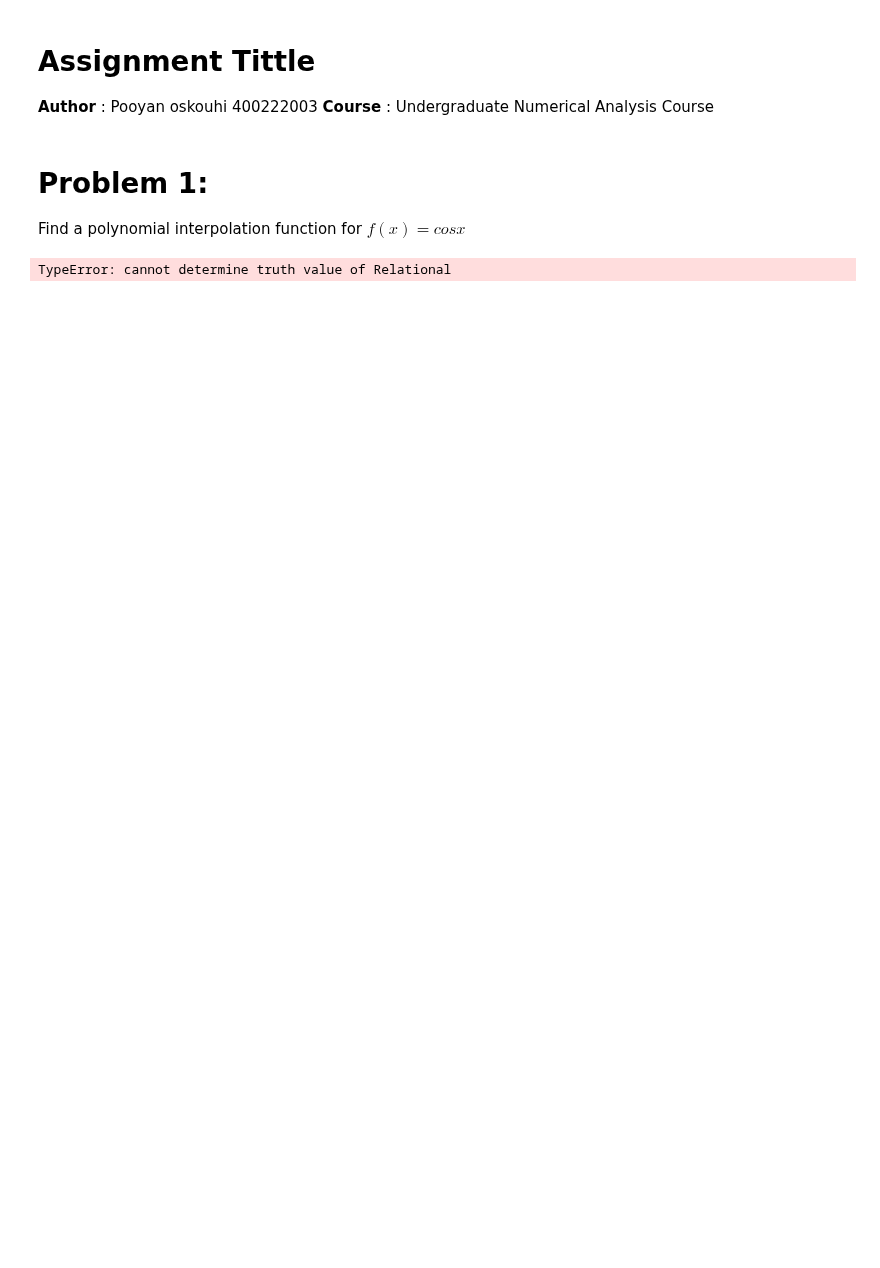
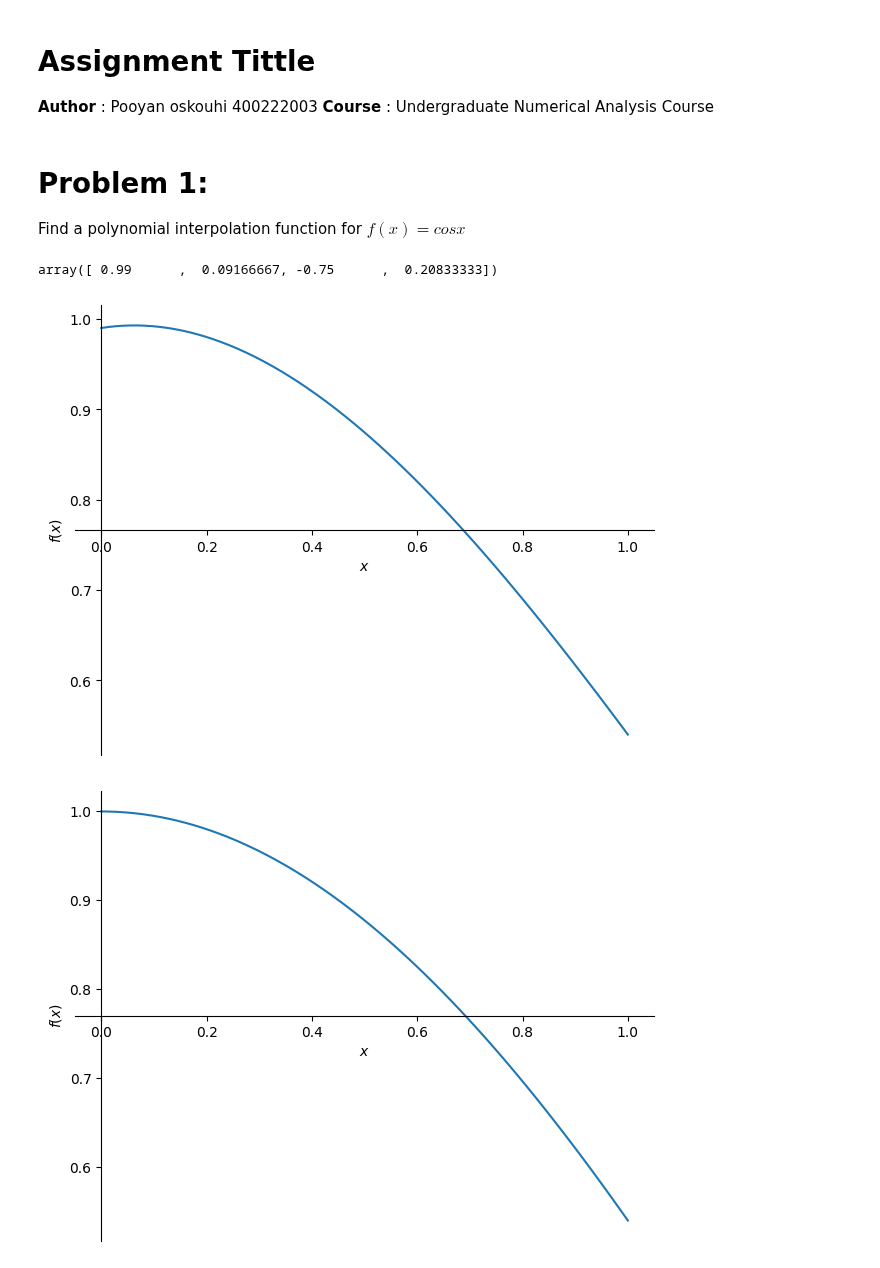
Before and after one commit to pooyanosk1382/numericalAnalysis, a Jupyter notebook: Interpolation.ipynb, the cells around one changed output. Saved outputs shown, nothing was run; the diff lists cells and outputs as text; code cells hidden in the pictures; blank space fills up the shorter version.

```diff
--- a/Interpolation.ipynb
+++ b/Interpolation.ipynb
@@ -7,10 +13,24 @@ __Course__ : Undergraduate Numerical Analysis Course
 # %% [markdown]
 # Problem 1:
 Find a polynomial interpolation function for $f(x) = cosx$
-# %%
-import math
-import sympy as sp
-a, b, c, d = sp.symbols('a b c d')
-print(sp.solve(sp.Eq((a + b*0.2 + c*(0.2**2) + d*(0.2**3)), (sp.cos(0.2))), sp.Eq((a + b*0.4 + c*(0.4**2) + d*(0.4**3)), (sp.cos(0.4))), sp.Eq((a + b*0.6 + c*(0.6**2) + d*(0.6**3)), (sp.cos(0.6))), sp.Eq((a + b*0.8 + c*(0.8**2) + d*(0.8**3)), (sp.cos(0.8)))))
-# %% [output]
-TypeError: cannot determine truth value of Relational
+# %%
+A = np.array([[1,0.2,0.04,0.008],[1,0.4,0.16,0.064],[1,0.6,0.36,0.216],[1,0.8,0.64,0.512]])
+B = np.array([0.98,0.92,0.82,0.69])
+y = np.linalg.solve(A,B)
+# %%
+y
+# %% [output]
+array([ 0.99      ,  0.09166667, -0.75      ,  0.20833333])
+# %%
+from sympy import symbols
+from sympy.plotting import plot
+x = symbols('x')
+p1 = plot(y[0]+y[1]*x+y[2]*x*x+y[3]*x*x*x,(x, 0, 1), show=True)
+p2 = plot(cos(x),(x,0, 1), show=True)
+p3 = plot(cos(x)-(y[0]+y[1]*x+y[2]*x*x+y[3]*x*x*x),(x,0, 1), show=True)
+p1.append(p2[0])
+p1.append(p3[0])
+p1.show()
+# %% [output]
+[figure, added]
+[figure, added]
```
Also changed, not shown: parts of 2 cells of this notebook.
